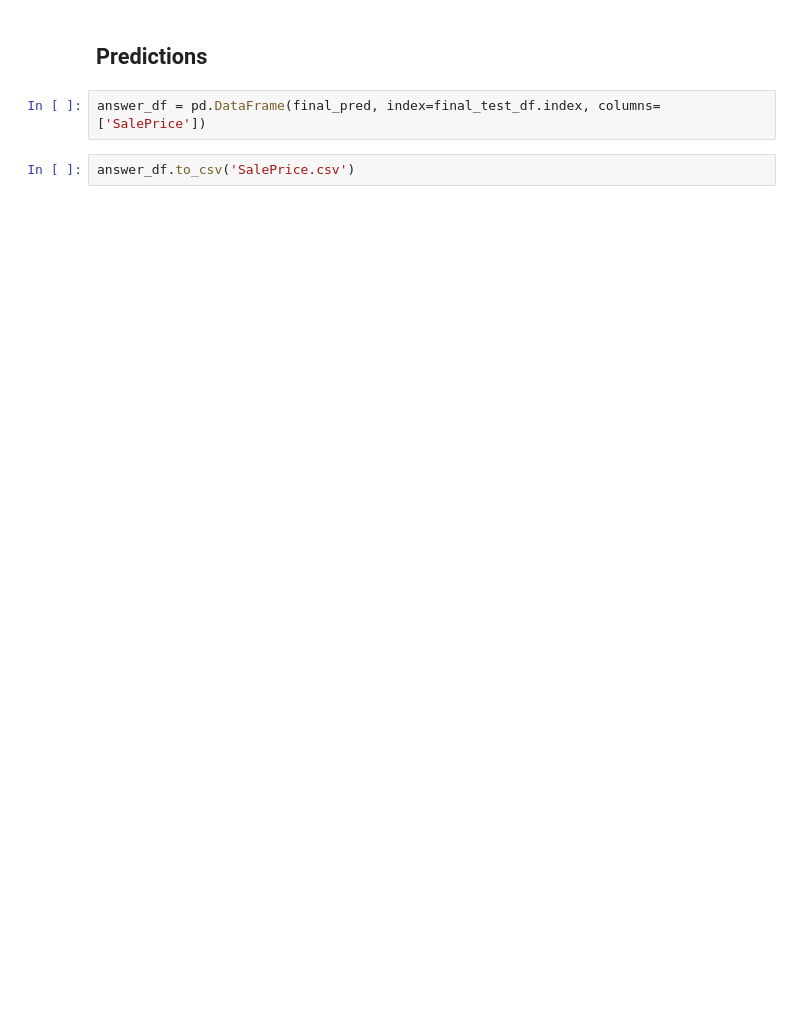
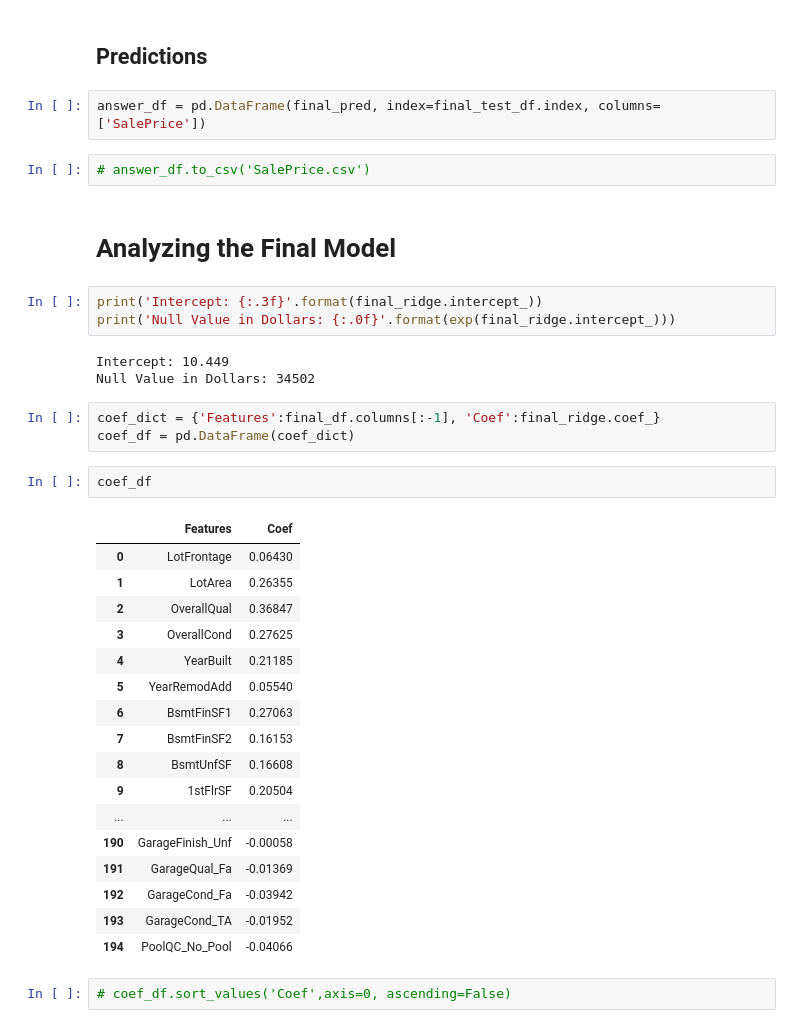
Before and after one commit to jimmy-jing/housing_ml, a Jupyter notebook: Final_Model.ipynb, the cells around one changed output. Saved outputs shown, nothing was run; the diff lists cells and outputs as text; blank space fills up the shorter version.

Commit message:
finalized final model notebook

```diff
--- a/Final_Model.ipynb
+++ b/Final_Model.ipynb
@@ -201,4 +205,37 @@ Ridge(alpha=0.5, copy_X=True, fit_intercept=True, max_iter=10000,
 # %%
 answer_df = pd.DataFrame(final_pred, index=final_test_df.index, columns=['SalePrice'])
 # %%
-answer_df.to_csv('SalePrice.csv')
+# answer_df.to_csv('SalePrice.csv')
+# %% [markdown]
+# Analyzing the Final Model
+# %%
+print('Intercept: {:.3f}'.format(final_ridge.intercept_))
+print('Null Value in Dollars: {:.0f}'.format(exp(final_ridge.intercept_)))
+# %% [output]
+Intercept: 10.449
+Null Value in Dollars: 34502
+# %%
+coef_dict = {'Features':final_df.columns[:-1], 'Coef':final_ridge.coef_}
+coef_df = pd.DataFrame(coef_dict)
+# %%
+coef_df
+# %% [output]
+|  | Features | Coef |
+| 0 | LotFrontage | 0.06430 |
+| 1 | LotArea | 0.26355 |
+| 2 | OverallQual | 0.36847 |
+| 3 | OverallCond | 0.27625 |
+| 4 | YearBuilt | 0.21185 |
+| 5 | YearRemodAdd | 0.05540 |
+| 6 | BsmtFinSF1 | 0.27063 |
+| 7 | BsmtFinSF2 | 0.16153 |
+| 8 | BsmtUnfSF | 0.16608 |
+| 9 | 1stFlrSF | 0.20504 |
+| ... | ... | ... |
+| 190 | GarageFinish_Unf | -0.00058 |
+| 191 | GarageQual_Fa | -0.01369 |
+| 192 | GarageCond_Fa | -0.03942 |
+| 193 | GarageCond_TA | -0.01952 |
+| 194 | PoolQC_No_Pool | -0.04066 |
+# %%
+# coef_df.sort_values('Coef',axis=0, ascending=False)
```
Also changed, not shown: parts of 1 cell of this notebook.
